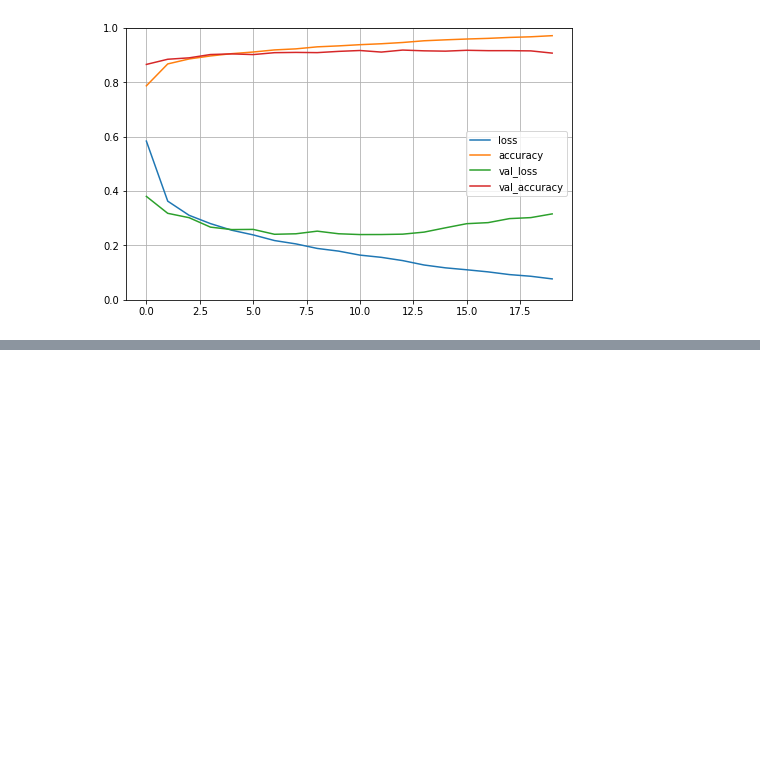
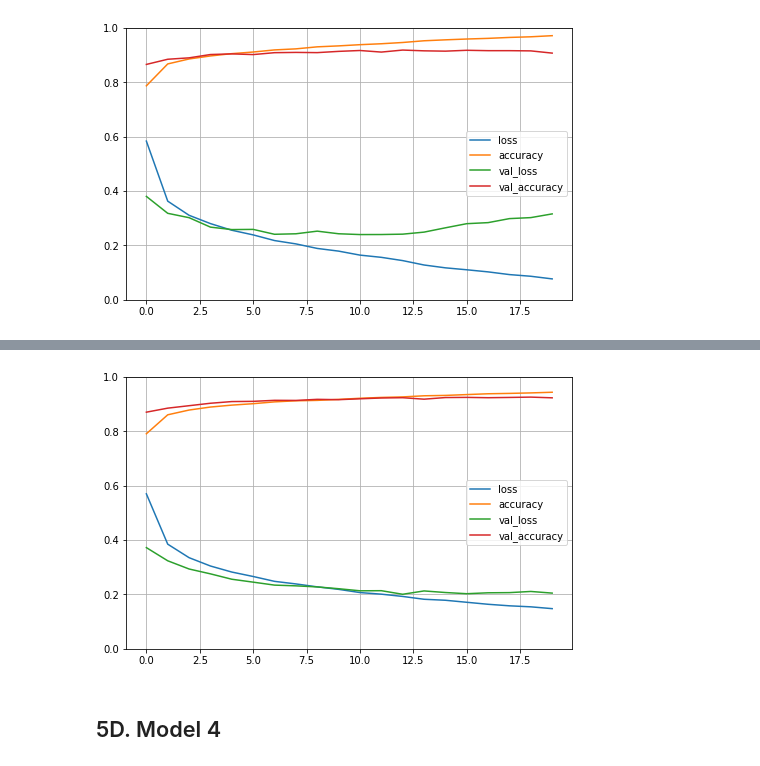
Before and after one commit to demelere/CNNs-for-Computer-Vision, a Jupyter notebook: 458_Assignment_2.ipynb, the cells around one changed output, grey strips where cells are left out. Saved outputs shown, nothing was run; the diff lists cells and outputs as text; code cells hidden in the pictures; blank space fills up the shorter version.

```diff
--- a/458_Assignment_2.ipynb
+++ b/458_Assignment_2.ipynb
@@ -753,0 +954,5 @@ plt.show()
+# %%
+# We transform it into a float32 array of shape (60000, 28, 28, 1) with values between 0 and 1.
+train_images = train_images.reshape((55000, 28, 28, 1))
+val_images =val_images.reshape((5000, 28, 28, 1))
+test_images = test_images.reshape((10000, 28, 28, 1))
@@ -753,0 +996,10 @@ plt.show()
+# %%
+train_rt = TrainRuntimeCallback()
+history = model_3ado.fit(train_images, train_labels, callbacks=[train_rt], epochs=20, batch_size = 100,
+                    validation_data=(val_images, val_labels))
+
+# Saving models locally after fitting
+save_dir = "results/"
+model_name = 'fashion_mnist_model_3ado.h5'
+model_path = os.path.join(save_dir, model_name)
+print('--------------------------')
@@ -753,0 +1062,10 @@ plt.show()
+# %%
+# Plot learning curves for model
+pd.DataFrame(history.history).plot(figsize=(8, 5))
+plt.grid(True)
+plt.gca().set_ylim(0, 1) # set the vertical range to [0-1]
+plt.show()
+# %% [output]
+[figure, added]
+# %% [markdown]
+## 5D. Model 4
```
Also changed, not shown: parts of 43 cells of this notebook.
